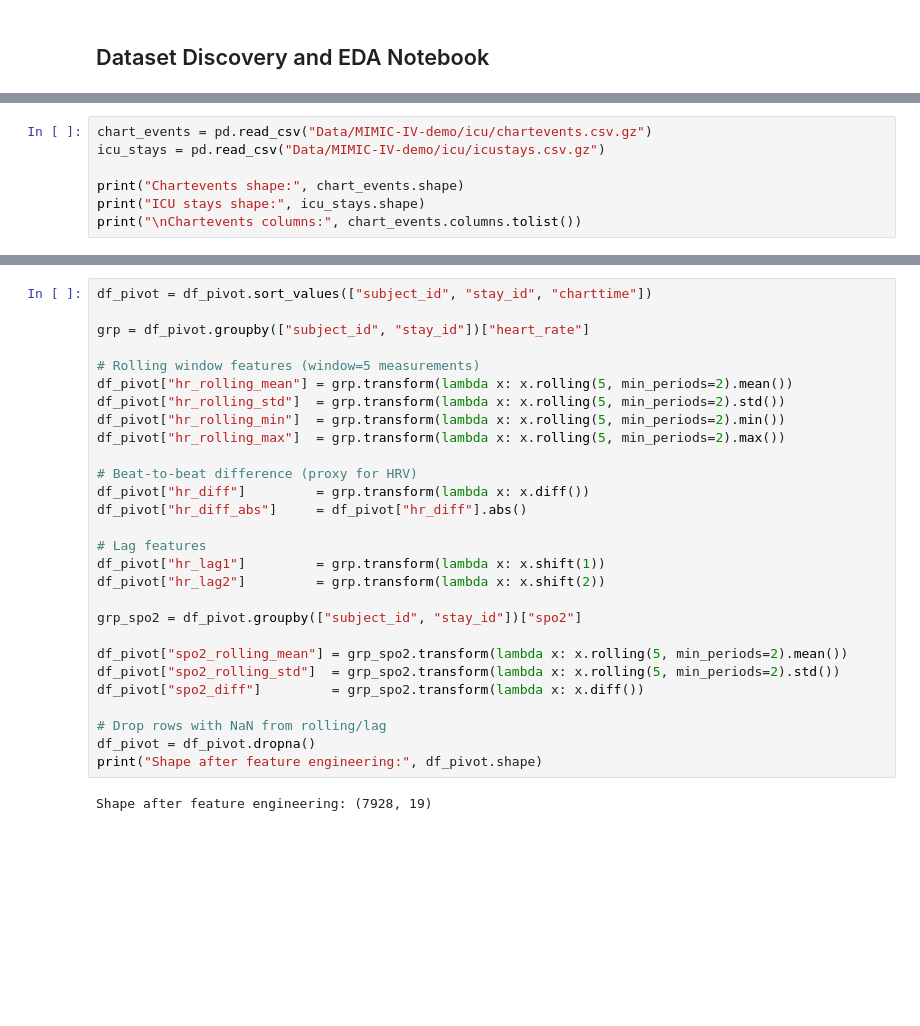
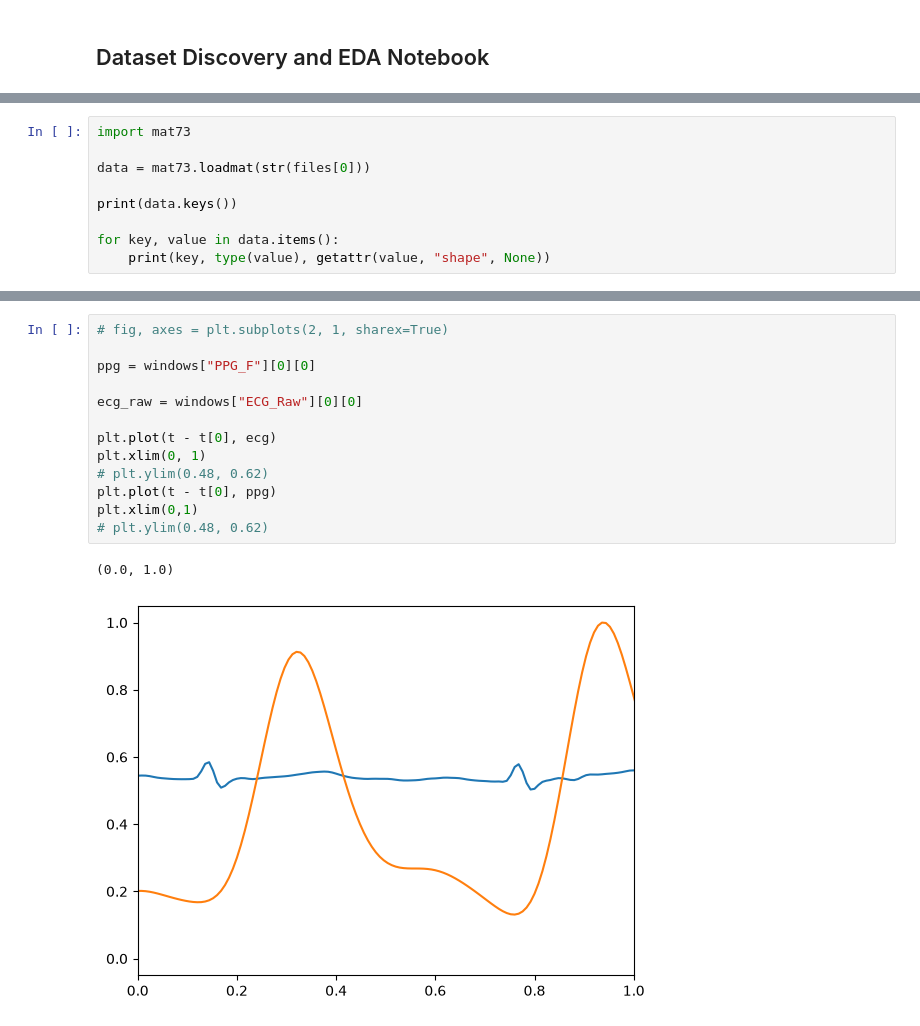
Before and after one commit to moraesand/HRV-BP-Correlation-Project, a Jupyter notebook: Untitled.ipynb, the cells around one changed output, grey strips where cells are left out. Cells and saved outputs as stored; diff of their text form; blank space fills up the shorter version.

```diff
--- a/Untitled.ipynb
+++ b/Untitled.ipynb
@@ -10,8 +14,10 @@ import seaborn as sns
 # %%
-chart_events = pd.read_csv("Data/MIMIC-IV-demo/icu/chartevents.csv.gz")
-icu_stays = pd.read_csv("Data/MIMIC-IV-demo/icu/icustays.csv.gz")
+import mat73
 
-print("Chartevents shape:", chart_events.shape)
-print("ICU stays shape:", icu_stays.shape)
-print("\nChartevents columns:", chart_events.columns.tolist())
+data = mat73.loadmat(str(files[0]))
+
+print(data.keys())
+
+for key, value in data.items():
+    print(key, type(value), getattr(value, "shape", None))
 # %% [output]
@@ -129,31 +61,17 @@ Clean rows: 8183
 # %%
-df_pivot = df_pivot.sort_values(["subject_id", "stay_id", "charttime"])
+# fig, axes = plt.subplots(2, 1, sharex=True)
 
-grp = df_pivot.groupby(["subject_id", "stay_id"])["heart_rate"]
+ppg = windows["PPG_F"][0][0]
 
-# Rolling window features (window=5 measurements)
-df_pivot["hr_rolling_mean"] = grp.transform(lambda x: x.rolling(5, min_periods=2).mean())
-df_pivot["hr_rolling_std"]  = grp.transform(lambda x: x.rolling(5, min_periods=2).std())
-df_pivot["hr_rolling_min"]  = grp.transform(lambda x: x.rolling(5, min_periods=2).min())
-df_pivot["hr_rolling_max"]  = grp.transform(lambda x: x.rolling(5, min_periods=2).max())
+ecg_raw = windows["ECG_Raw"][0][0]
 
-# Beat-to-beat difference (proxy for HRV)
-df_pivot["hr_diff"]         = grp.transform(lambda x: x.diff())
-df_pivot["hr_diff_abs"]     = df_pivot["hr_diff"].abs()
-
-# Lag features
-df_pivot["hr_lag1"]         = grp.transform(lambda x: x.shift(1))
-df_pivot["hr_lag2"]         = grp.transform(lambda x: x.shift(2))
-
-grp_spo2 = df_pivot.groupby(["subject_id", "stay_id"])["spo2"]
-
-df_pivot["spo2_rolling_mean"] = grp_spo2.transform(lambda x: x.rolling(5, min_periods=2).mean())
-df_pivot["spo2_rolling_std"]  = grp_spo2.transform(lambda x: x.rolling(5, min_periods=2).std())
-df_pivot["spo2_diff"]         = grp_spo2.transform(lambda x: x.diff())
-
-# Drop rows with NaN from rolling/lag
-df_pivot = df_pivot.dropna()
-print("Shape after feature engineering:", df_pivot.shape)
+plt.plot(t - t[0], ecg)
+plt.xlim(0, 1)
+# plt.ylim(0.48, 0.62)
+plt.plot(t - t[0], ppg)
+plt.xlim(0,1)
+# plt.ylim(0.48, 0.62)
 # %% [output]
-Shape after feature engineering: (7928, 19)
+(0.0, 1.0)
+[figure, added]
 # %%
```
Also changed, not shown: parts of 22 cells of this notebook.
